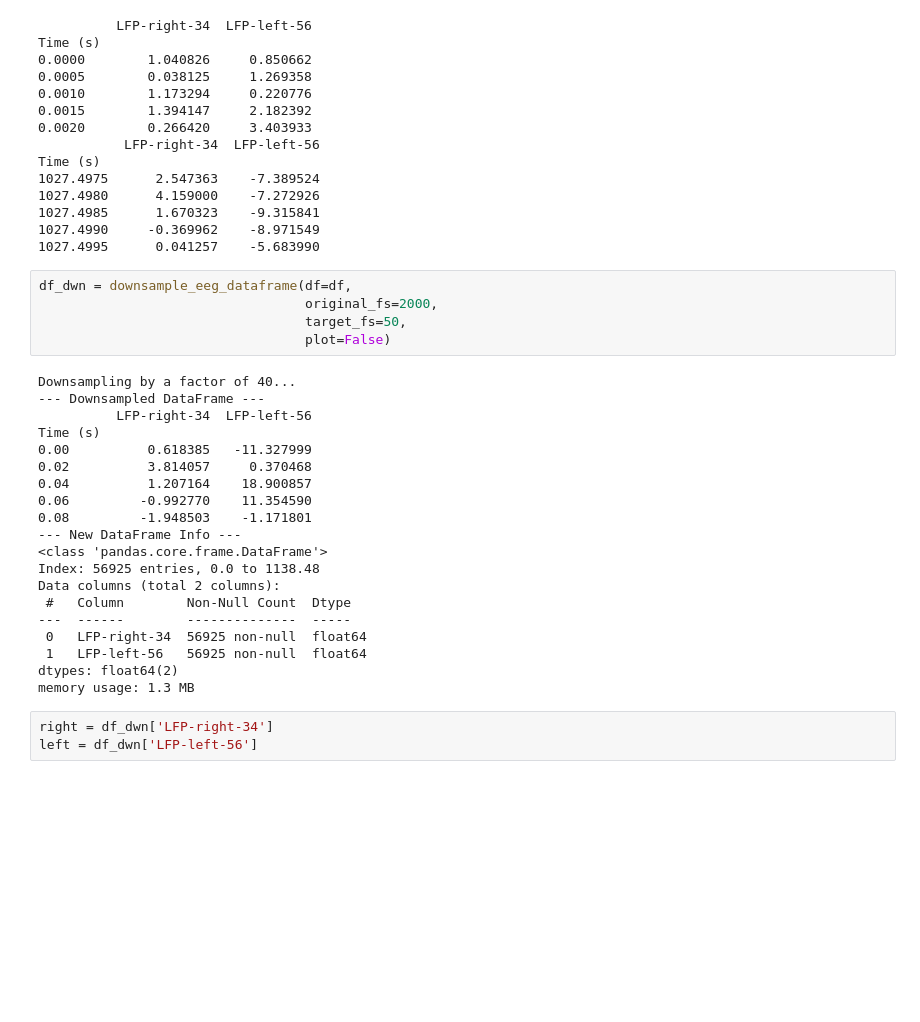
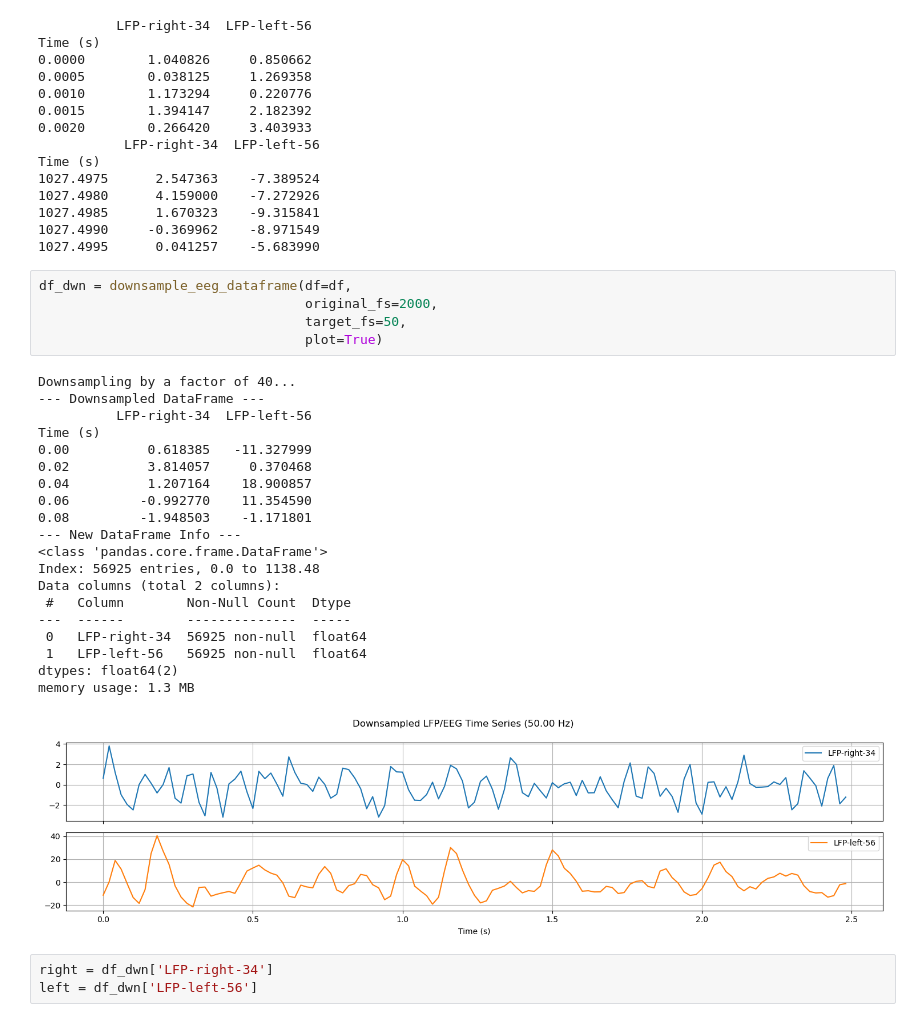
Before and after one commit to ilgazca/Parkinson-EEG-with-TDA, a Jupyter notebook: EEG_TDA_Pipeline.ipynb, the cells around one changed output. Saved outputs shown, nothing was run; the diff lists cells and outputs as text; blank space fills up the shorter version.

```diff
--- a/EEG_TDA_Pipeline.ipynb
+++ b/EEG_TDA_Pipeline.ipynb
@@ -97,28 +96,29 @@ Time (s)
 # %%
 df_dwn = downsample_eeg_dataframe(df=df,
                                   original_fs=2000,
                                   target_fs=50,
-                                  plot=False)
+                                  plot=True)
 # %% [output]
 Downsampling by a factor of 40...
 --- Downsampled DataFrame ---
           LFP-right-34  LFP-left-56
 Time (s)
 0.00          0.618385   -11.327999
 0.02          3.814057     0.370468
 0.04          1.207164    18.900857
 0.06         -0.992770    11.354590
 0.08         -1.948503    -1.171801
 --- New DataFrame Info ---
 <class 'pandas.core.frame.DataFrame'>
 Index: 56925 entries, 0.0 to 1138.48
 Data columns (total 2 columns):
  #   Column        Non-Null Count  Dtype
 ---  ------        --------------  -----
  0   LFP-right-34  56925 non-null  float64
  1   LFP-left-56   56925 non-null  float64
 dtypes: float64(2)
 memory usage: 1.3 MB
+[figure, added]
 # %%
 right = df_dwn['LFP-right-34']
 left = df_dwn['LFP-left-56']
```
Also changed, not shown: parts of 10 cells of this notebook, 1 other file.
